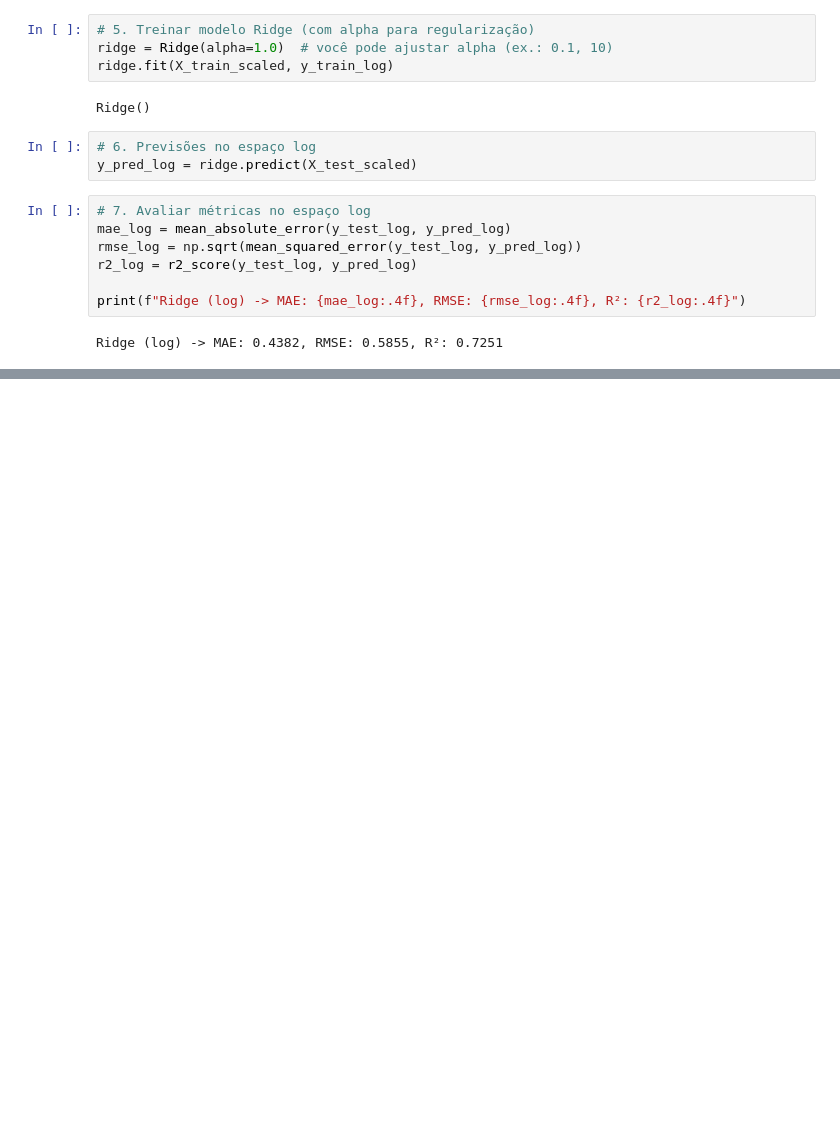
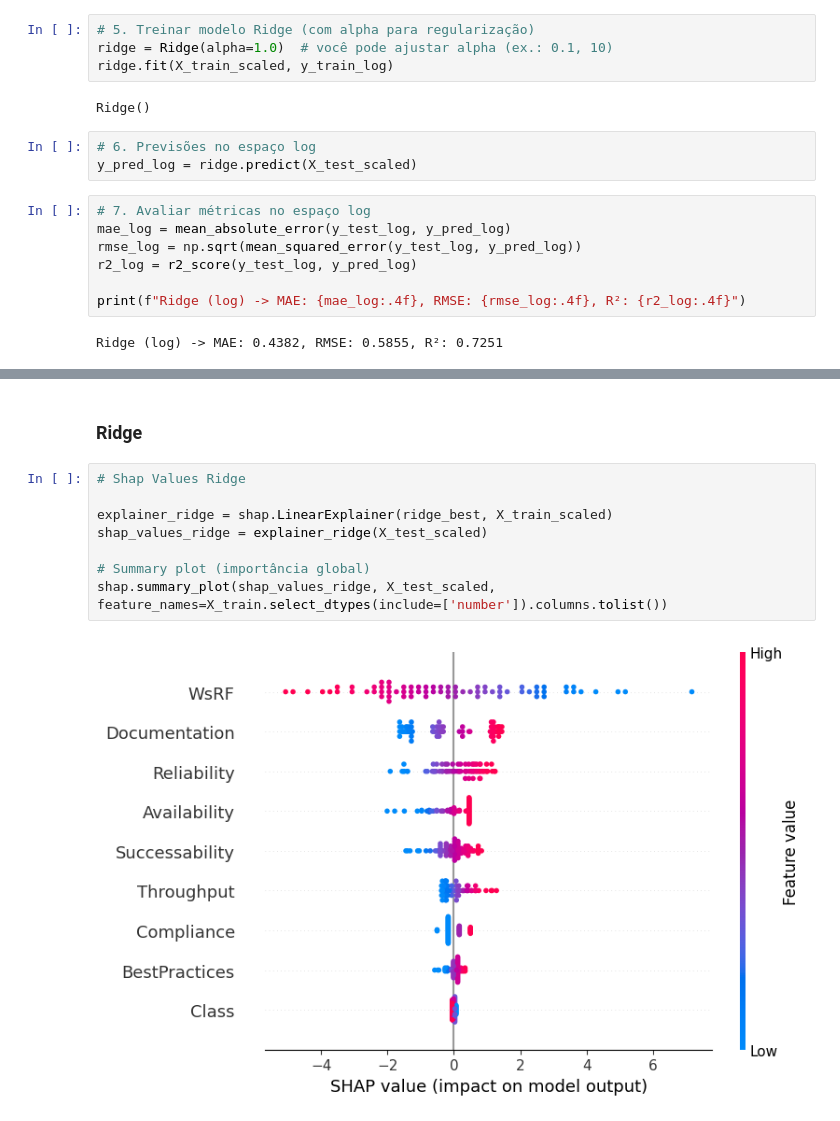
Before and after one commit to BeBelissimo/Route-25, a Jupyter notebook: regressão.ipynb, the cells around one changed output, grey strips where cells are left out. Cells and saved outputs as stored; diff of their text form; blank space fills up the shorter version.

```diff
--- a/regressão.ipynb
+++ b/regressão.ipynb
@@ -235,0 +345,12 @@ MAE: 444.2287, RMSE: 1622.2018, R²: 0.1697
+# %% [markdown]
+### Ridge
+# %%
+# Shap Values Ridge
+
+explainer_ridge = shap.LinearExplainer(ridge_best, X_train_scaled)
+shap_values_ridge = explainer_ridge(X_test_scaled)
+
+# Summary plot (importância global)
+shap.summary_plot(shap_values_ridge, X_test_scaled, feature_names=X_train.select_dtypes(include=['number']).columns.tolist())
+# %% [output]
+[figure, added]
```
Also changed, not shown: parts of 22 cells of this notebook, 22 other files.
